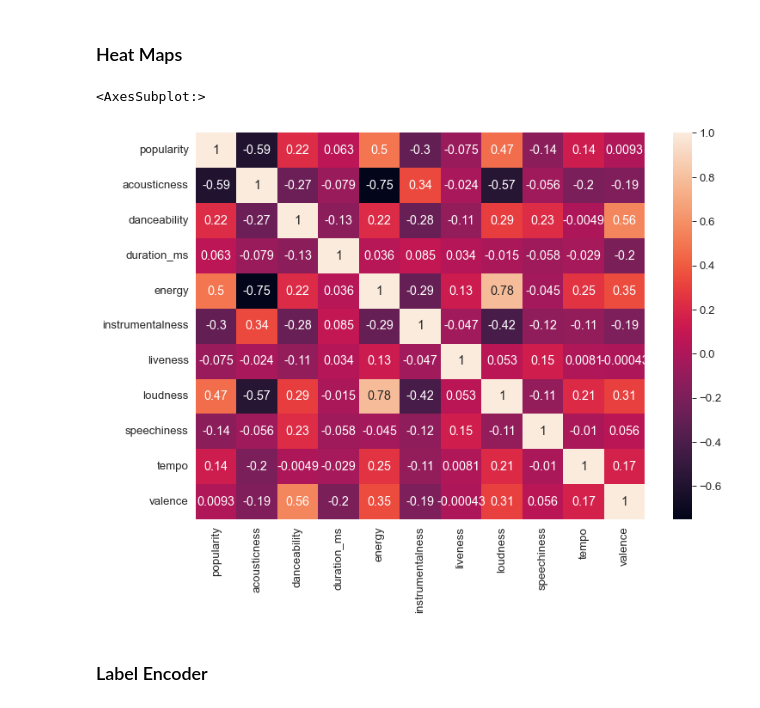
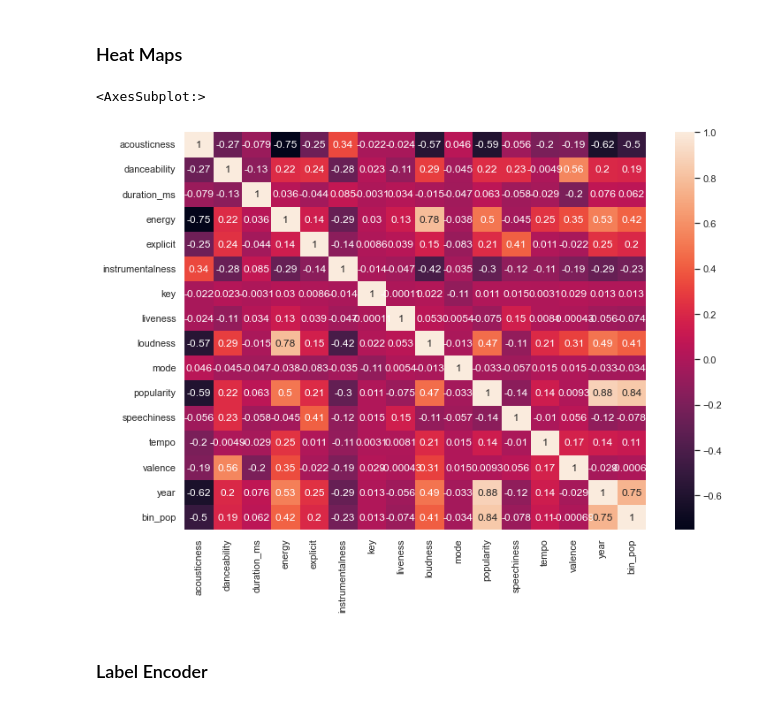
Before and after one commit to Mohammad-sakir/PDS_PROJ, a Jupyter notebook: analysis_spotify.ipynb, the cells around one changed output. Saved outputs shown, nothing was run; the diff lists cells and outputs as text; code cells hidden in the pictures.

```diff
--- a/analysis_spotify.ipynb
+++ b/analysis_spotify.ipynb
@@ -784,0 +831,18 @@ rmse
+# %%
+switcher = {}
+
+for i in range(0, 21):
+    switcher[i] = "Not Popular"
+for i in range(21, 41):
+    switcher[i] = "Less Popular"
+for i in range(41, 61):
+    switcher[i] = "Mild Popular"
+for i in range(61, 81):
+    switcher[i] = "More Popular"
+for i in range(81, 101):
+    switcher[i] = "Most Popular"
+# %%
+def decide_class(txt):
+    return switcher.get(int(txt))
+# %%
+df_nueric['multi_pop'] = df_nueric['popularity'].apply(decide_class)
@@ -784,0 +863,2 @@ rmse
+# %%
+df_nueric['multi_pop'] = df_nueric['multi_pop'].astype('category')
@@ -925,10 +1088,10 @@ ht_df = df[['popularity','acousticness', 'danceability',
             'duration_ms','energy', 'instrumentalness',
             'liveness', 'loudness', 'speechiness', 'tempo', 'valence']]
 # %%
-sns.heatmap(ht_df.corr(), annot=True)
+sns.heatmap(df_nueric.corr(), annot=True)
 # %% [output]
 <AxesSubplot:>
-[figure, old version]
+[figure, new version]
 # %% [markdown]
 ### Label Encoder
 # %%
```
Also changed, not shown: parts of 41 cells of this notebook.
